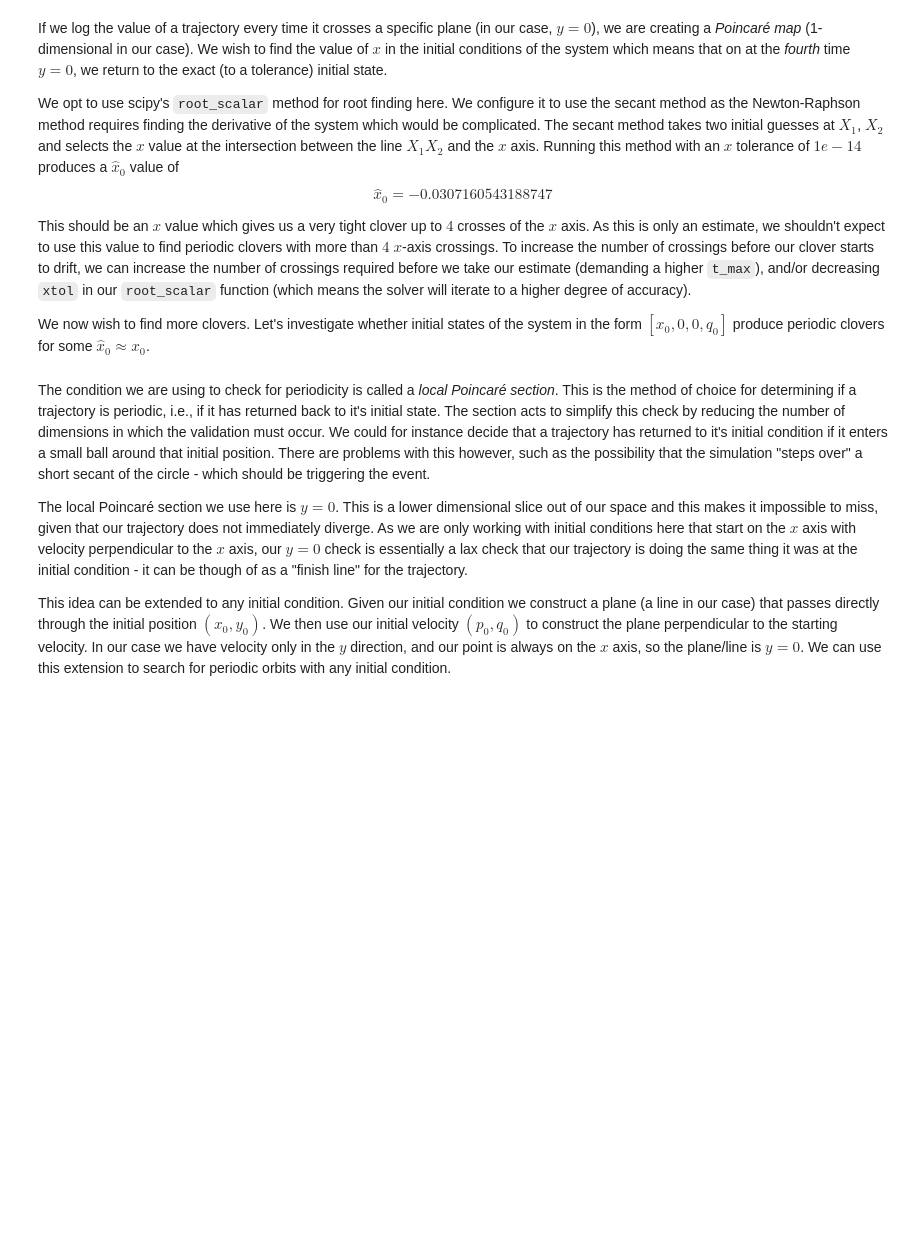
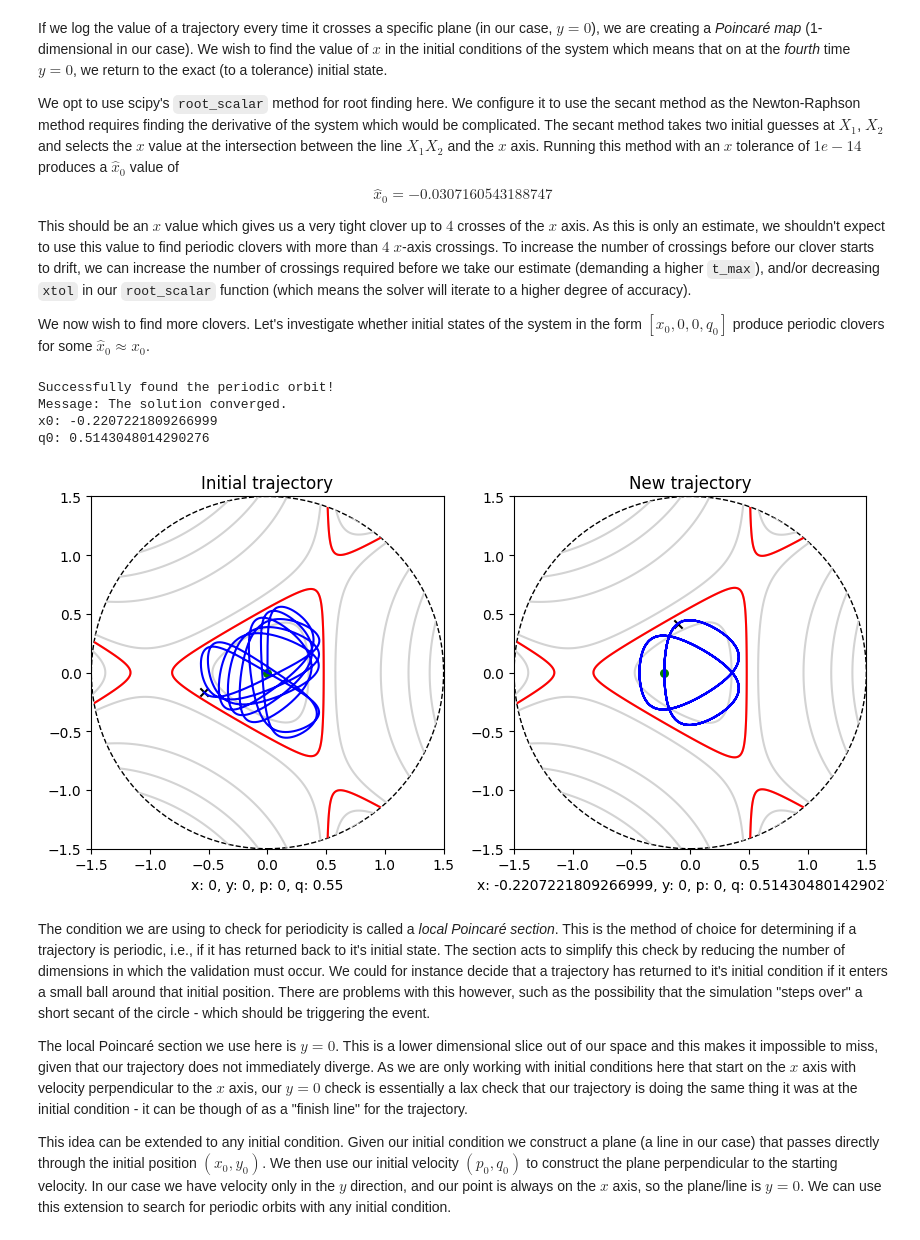
Before and after one commit to ProgramPhantom/MPS224-Scientific-Computing, a Jupyter notebook: Assignment 2/assignment2.ipynb, the cells around one changed output. Drawn from its saved outputs; the diff is of its cells as text; code cells hidden in the pictures; blank space fills up the shorter version.

```diff
--- a/Assignment 2/assignment2.ipynb
+++ b/Assignment 2/assignment2.ipynb
@@ -726,34 +741,40 @@ def find_3clover_xq(x_0: float, q_0: float):
     trajectory_diverged = False
     try:
         result = root(
             objective_function_2d,
             x0=[x_0, q_0],
             method='hybr',
             tol=1e-10
         )
     except ValueError:
         trajectory_diverged = True
 
 
     if trajectory_diverged:
         print("Trajectory diverged")
     elif result.status != 0:
         if result.success:
             print(f"Successfully found the periodic orbit!")
 
         print(f"Message: {result.message}")
         print(f"x0: {result.x[0]}")
         print(f"q0: {result.x[1]}")
 
         show_trajectory_fancy_3([result.x[0], 0, 0, result.x[1]], ax=axes[1], title="New trajectory")
     else:
         print(result.message)
 
 
 # find_3clover_xq(-0.1, 0.55)
 # find_3clover_xq(0, 0.4)
 # find_3clover_xq(0, 0.6)
-# find_3clover_xq(0, 0.55)
+find_3clover_xq(0, 0.55)  # Periodic, inside chaotic saddle!
+# %% [output]
+Successfully found the periodic orbit!
+Message: The solution converged.
+x0: -0.2207221809266999
+q0: 0.5143048014290276
+[figure, added]
 # %% [markdown]
 The condition we are using to check for periodicity is called a *local Poincaré section*. This is the method of choice for determining if a trajectory is periodic, i.e., if it has returned back to it's initial state. The section acts to simplify this check by reducing the number of dimensions in which the validation must occur. We could for instance decide that a trajectory has returned to it's initial condition if it enters a small ball around that initial position. There are problems with this however, such as the possibility that the simulation "steps over" a short secant of the circle - which should be triggering the event.
 
```
Also changed, not shown: parts of 8 cells of this notebook.
